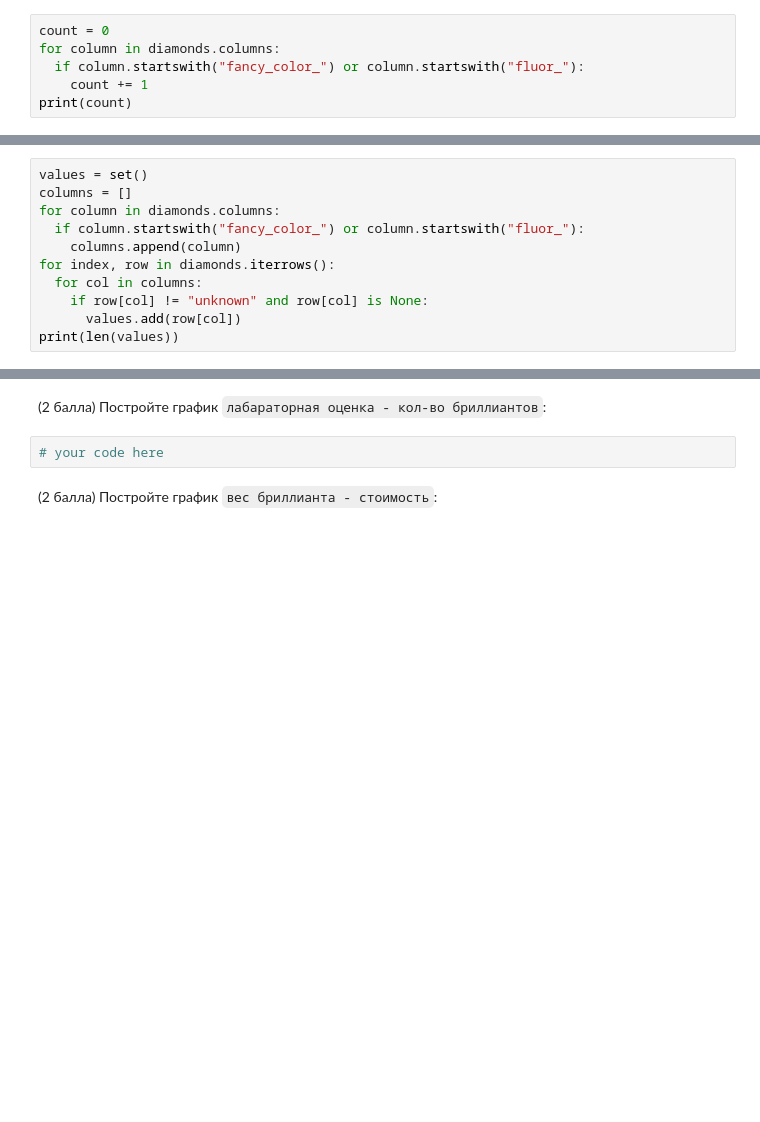
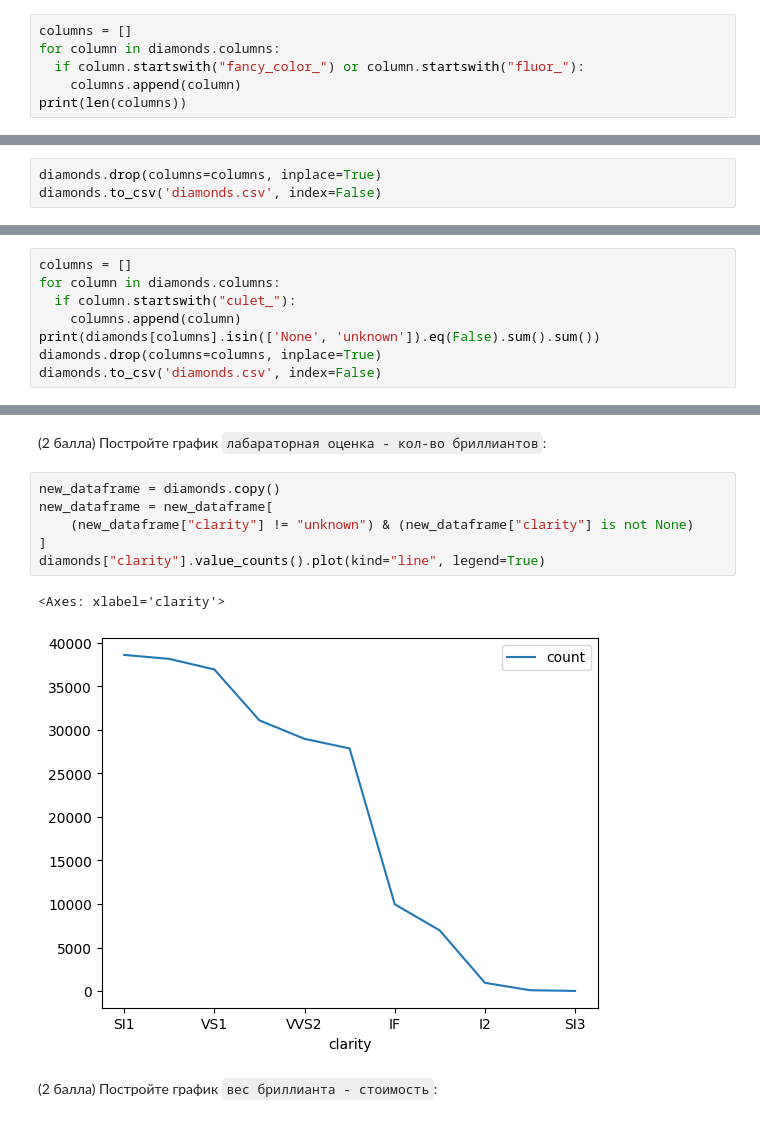
Before and after one commit to Zelimkhan4/API_APP, a Jupyter notebook: lab_work.ipynb, the cells around one changed output, grey strips where cells are left out. Cells and saved outputs as stored; diff of their text form; blank space fills up the shorter version.

```diff
--- a/lab_work.ipynb
+++ b/lab_work.ipynb
@@ -260,8 +281,8 @@ for col in columns_with_spaces:
 # %% [markdown]
 1. (0.5 балла) найти количество таких колонок, которые начинаются с `fancy_color_` или `fluor_`:
 # %%
-count = 0
+columns = []
 for column in diamonds.columns:
   if column.startswith("fancy_color_") or column.startswith("fluor_"):
-    count += 1
-print(count)
+    columns.append(column)
+print(len(columns))
@@ -268,13 +291,2 @@ print(count)
 # %% [markdown]
 2. (0.5 балла) найти количество информативных (не `None` или `unknown`) значений в этих колонках:
-# %%
-values = set()
-columns = []
-for column in diamonds.columns:
-  if column.startswith("fancy_color_") or column.startswith("fluor_"):
-    columns.append(column)
-for index, row in diamonds.iterrows():
-  for col in columns:
-    if row[col] != "unknown" and row[col] is None:
-      values.add(row[col])
-print(len(values))
@@ -285,2 +299,5 @@ print(len(values))
+# %%
+diamonds.drop(columns=columns, inplace=True)
+diamonds.to_csv('diamonds.csv', index=False)
 # %% [markdown]
 (1 балл) Проделайте тоже самое для колонок, начинающихся с `culet_`:
@@ -288,0 +304,8 @@ print(len(values))
+# %%
+columns = []
+for column in diamonds.columns:
+  if column.startswith("culet_"):
+    columns.append(column)
+print(diamonds[columns].isin(['None', 'unknown']).eq(False).sum().sum())
+diamonds.drop(columns=columns, inplace=True)
+diamonds.to_csv('diamonds.csv', index=False)
@@ -341,7 +411,14 @@ diamonds.plot(kind="line",
 # %% [markdown]
 (2 балла) Постройте график `лабараторная оценка - кол-во бриллиантов`:
-# %%
-# your code here
+# %%
+new_dataframe = diamonds.copy()
+new_dataframe = new_dataframe[
+    (new_dataframe["clarity"] != "unknown") & (new_dataframe["clarity"] is not None)
+]
+diamonds["clarity"].value_counts().plot(kind="line", legend=True)
+# %% [output]
+<Axes: xlabel='clarity'>
+[figure, added]
 # %% [markdown]
 (2 балла) Постройте график `вес бриллианта - стоимость`:
 # %%
```
Also changed, not shown: parts of 25 cells of this notebook.
